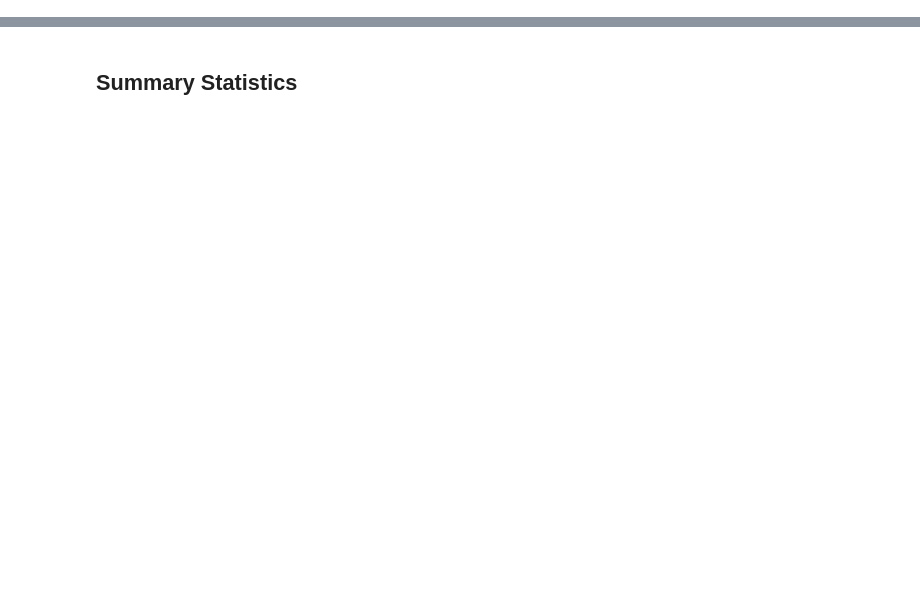
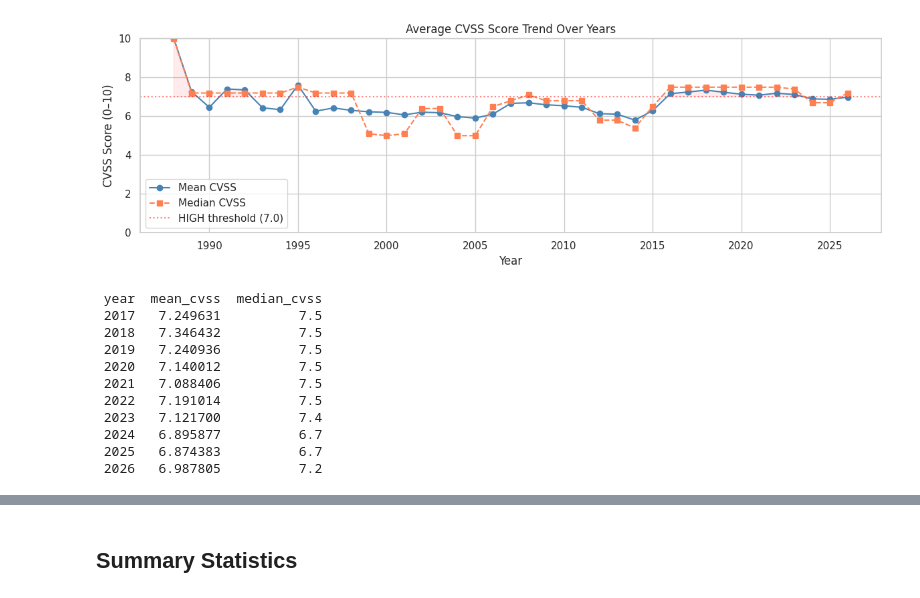
Before and after one commit to Baraka-Malila/aivas, a Jupyter notebook: notebooks/nvd_analysis.ipynb, the cells around one changed output, grey strips where cells are left out. Saved outputs shown, nothing was run; the diff lists cells and outputs as text; code cells hidden in the pictures; blank space fills up the shorter version.

```diff
--- a/notebooks/nvd_analysis.ipynb
+++ b/notebooks/nvd_analysis.ipynb
@@ -48,0 +147,31 @@ print(df["cvss_score"].describe().round(2))
+# %%
+trend = df.groupby("year")["cvss_score"].agg(["mean", "median"]).reset_index()
+trend.columns = ["year", "mean_cvss", "median_cvss"]
+
+fig, ax = plt.subplots(figsize=(12, 4))
+ax.plot(trend["year"], trend["mean_cvss"],
+        marker="o", color="steelblue", label="Mean CVSS")
+ax.plot(trend["year"], trend["median_cvss"],
+        marker="s", linestyle="--", color="coral", label="Median CVSS")
+ax.axhline(7.0, color="red", linestyle=":", alpha=0.5, label="HIGH threshold (7.0)")
+ax.fill_between(trend["year"], 7.0, trend["mean_cvss"],
+                where=(trend["mean_cvss"] >= 7.0), alpha=0.08, color="red")
+ax.set_title("Average CVSS Score Trend Over Years")
+ax.set_xlabel("Year"); ax.set_ylabel("CVSS Score (0–10)")
+ax.set_ylim(0, 10); ax.legend(); plt.tight_layout()
+plt.savefig("notebooks/cvss_trend.png", dpi=150)
+plt.show()
+print(trend.tail(10).to_string(index=False))
+# %% [output]
+[figure, added]
+ year  mean_cvss  median_cvss
+ 2017   7.249631          7.5
+ 2018   7.346432          7.5
+ 2019   7.240936          7.5
+ 2020   7.140012          7.5
+ 2021   7.088406          7.5
+ 2022   7.191014          7.5
+ 2023   7.121700          7.4
+ 2024   6.895877          6.7
+ 2025   6.874383          6.7
+ 2026   6.987805          7.2
```
Also changed, not shown: parts of 35 cells of this notebook, 19 other files.
